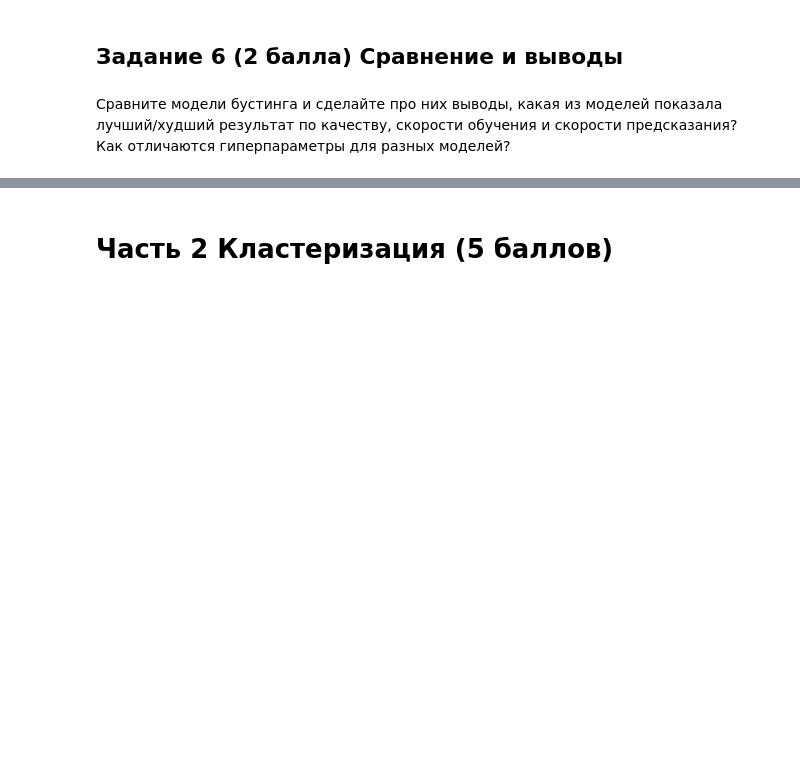
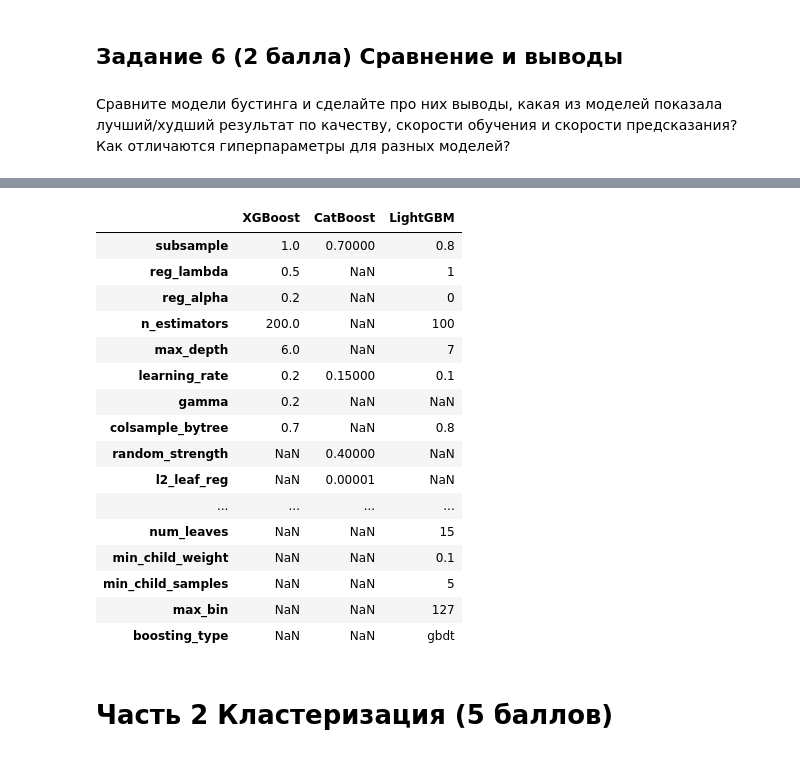
Before and after one commit to mishcum/iad_hse, a Jupyter notebook: homeworks/hw08/hw08_boosting_clustering.ipynb, the cells around one changed output, grey strips where cells are left out. Drawn from its saved outputs; the diff is of its cells as text; code cells hidden in the pictures; blank space fills up the shorter version.

```diff
--- a/homeworks/hw08/hw08_boosting_clustering.ipynb
+++ b/homeworks/hw08/hw08_boosting_clustering.ipynb
@@ -133,8 +135,8 @@ param_grid = {
     'reg_lambda': [0.5, 1.0, 1.5, 2.0]
 }
 
-xgb = XGBRegressor(objective='reg:squarederror', random_state=123)
-random_search = RandomizedSearchCV(estimator=xgb, param_distributions=param_grid, scoring='neg_mean_absolute_percentage_error', cv=5, verbose=1, n_iter=1000, random_state=123, n_jobs=-1)
+xgb = XGBRegressor(objective='reg:absoluteerror', random_state=123)
+random_search = RandomizedSearchCV(estimator=xgb, param_distributions=param_grid, scoring='neg_mean_absolute_percentage_error', cv=3, verbose=1, n_iter=2000, random_state=123, n_jobs=-1)
 random_search.fit(X_val, y_val)
 
 print('Лучшие параметры:', random_search.best_params_)
@@ -200,13 +255,28 @@ from catboost import Pool
 И наконец библиотека LightGBM - используйте `LGBMRegressor`, снова подберите гиперпараметры, оцените качество и скорость.
 # %%
 from lightgbm import LGBMRegressor
+from sklearn.model_selection import RandomizedSearchCV
 
+lgbm = LGBMRegressor(random_state=123, verbose=-1)
 
-params = {
-    'max_depth' : # -- YOUR CODE HERE -- ,
-    'learning_rate' : # -- YOUR CODE HERE -- ,
-    'n_estimators' : # -- YOUR CODE HERE -- ,
-    # -- YOUR CODE HERE --
+param_grid_lgbm = {
+    'num_leaves': [15, 31, 63],
+    'max_depth': [-1, 3, 5, 7],
+    'learning_rate': [0.01, 0.05, 0.1],
+    'n_estimators': [100, 300, 500],
+    'min_child_samples': [5, 10, 20],
+    'min_child_weight': [1e-3, 1e-2, 1e-1],
+    'subsample': [0.8, 1.0],
+    'colsample_bytree': [0.8, 1.0],
+    'reg_alpha': [0, 0.01, 0.1],
+    'reg_lambda': [0.01, 0.1, 1],
+    'max_bin': [127, 255],
+    'boosting_type': ['gbdt']
 }
 
-# -- YOUR CODE HERE --
+search = RandomizedSearchCV(estimator=lgbm, param_distributions=param_grid_lgbm, n_iter=50, cv=5, scoring='neg_mean_absolute_percentage_error', verbose=0, n_jobs=-1, random_state=123)
+
+search.fit(X_train, y_train)
+
+print("Лучшие параметры lgbm:", search.best_params_)
+print("Лучшее значение MAPE:", -search.best_score_)
@@ -224,3 +332,27 @@ print('RMSE: ', # -- YOUR CODE HERE -- )
+# %%
+pd.DataFrame({
+    'XGBoost': random_search.best_params_,
+    'CatBoost': random_search_catboost.best_params_,
+    'LightGBM': search.best_params_
+})
+# %% [output]
+|  | XGBoost | CatBoost | LightGBM |
+| subsample | 1.0 | 0.70000 | 0.8 |
+| reg_lambda | 0.5 | NaN | 1 |
+| reg_alpha | 0.2 | NaN | 0 |
+| n_estimators | 200.0 | NaN | 100 |
+| max_depth | 6.0 | NaN | 7 |
+| learning_rate | 0.2 | 0.15000 | 0.1 |
+| gamma | 0.2 | NaN | NaN |
+| colsample_bytree | 0.7 | NaN | 0.8 |
+| random_strength | NaN | 0.40000 | NaN |
+| l2_leaf_reg | NaN | 0.00001 | NaN |
+| ... | ... | ... | ... |
+| num_leaves | NaN | NaN | 15 |
+| min_child_weight | NaN | NaN | 0.1 |
+| min_child_samples | NaN | NaN | 5 |
+| max_bin | NaN | NaN | 127 |
+| boosting_type | NaN | NaN | gbdt |
 # %% [markdown]
 # Часть 2 Кластеризация (5 баллов)
 # %% [markdown]
```
Also changed, not shown: parts of 27 cells of this notebook.
